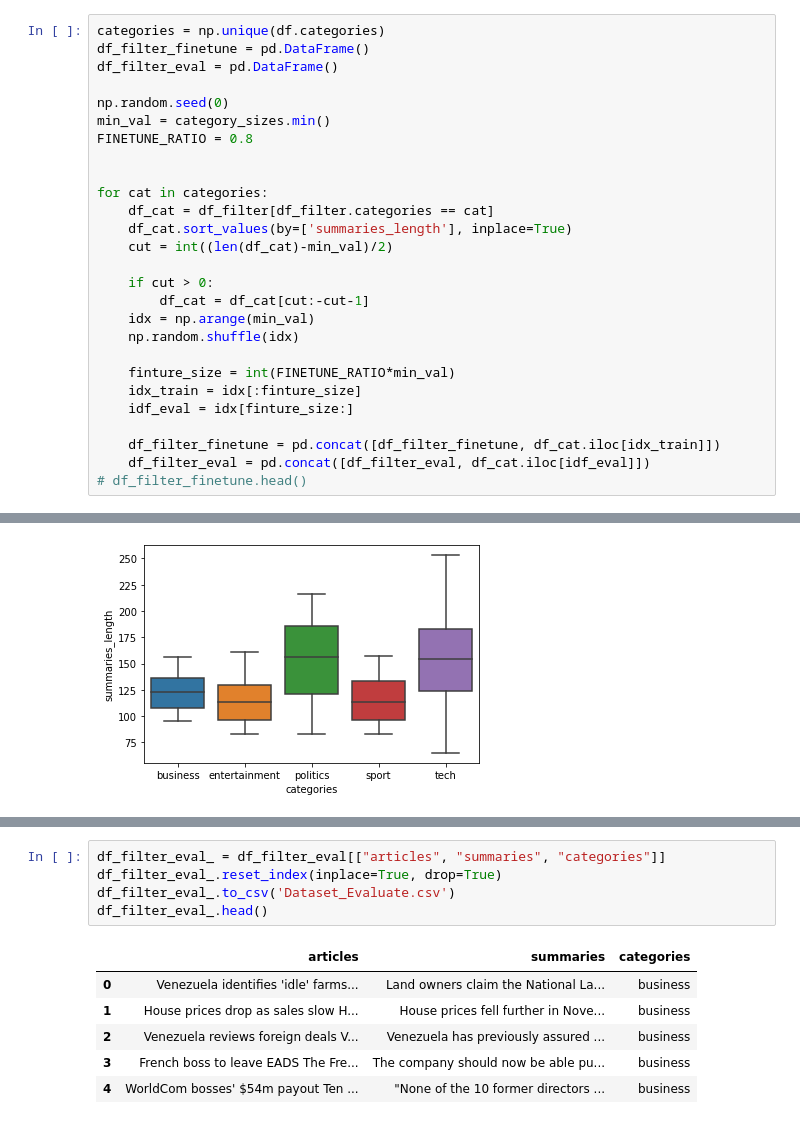
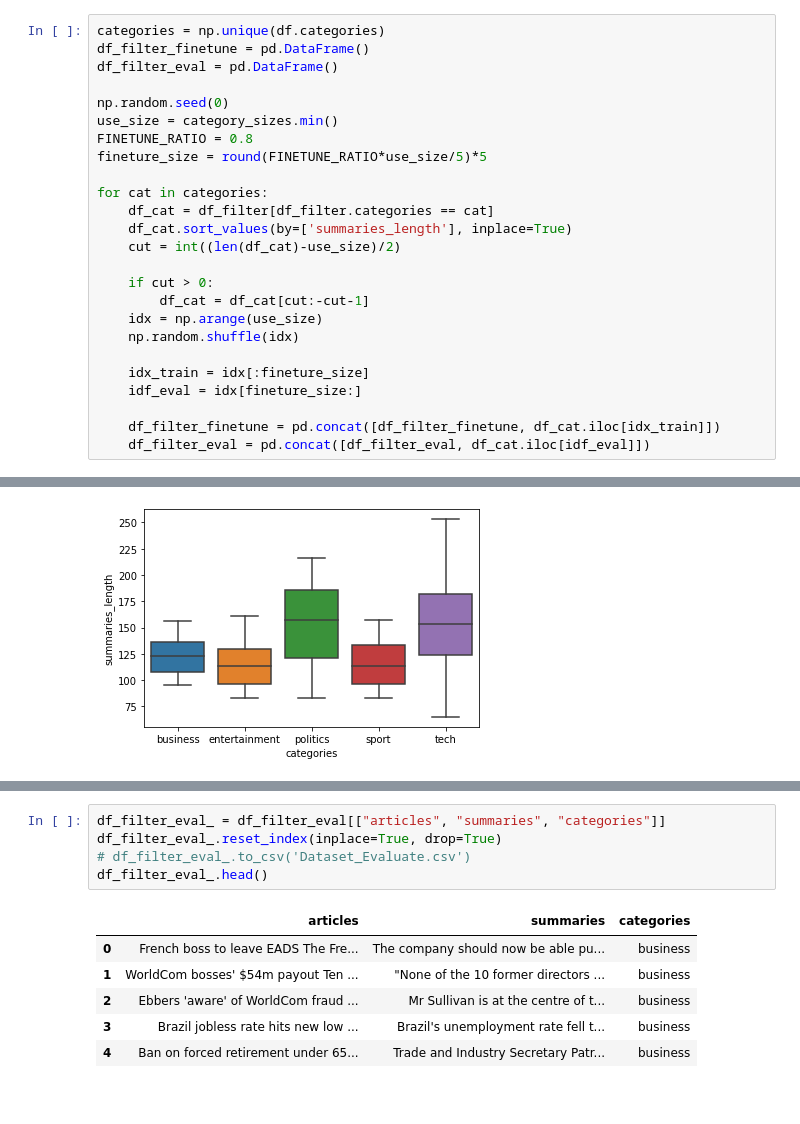
Before and after one commit to worachot-n/Text_summarization_T5, a Jupyter notebook: 0_2_Prepare_and_Split_Data.ipynb, the cells around one changed output, grey strips where cells are left out. Saved outputs shown, nothing was run; the diff lists cells and outputs as text.

Commit message:
add mix cat to dataset

```diff
--- a/0_2_Prepare_and_Split_Data.ipynb
+++ b/0_2_Prepare_and_Split_Data.ipynb
@@ -189,27 +189,25 @@ df_filter_finetune = pd.DataFrame()
 df_filter_eval = pd.DataFrame()
 
 np.random.seed(0)
-min_val = category_sizes.min()
+use_size = category_sizes.min()
 FINETUNE_RATIO = 0.8
-
+fineture_size = round(FINETUNE_RATIO*use_size/5)*5
 
 for cat in categories:
     df_cat = df_filter[df_filter.categories == cat]
     df_cat.sort_values(by=['summaries_length'], inplace=True)
-    cut = int((len(df_cat)-min_val)/2)
+    cut = int((len(df_cat)-use_size)/2)
 
     if cut > 0:
         df_cat = df_cat[cut:-cut-1]
-    idx = np.arange(min_val)
+    idx = np.arange(use_size)
     np.random.shuffle(idx)
 
-    finture_size = int(FINETUNE_RATIO*min_val)
-    idx_train = idx[:finture_size]
-    idf_eval = idx[finture_size:]
+    idx_train = idx[:fineture_size]
+    idf_eval = idx[fineture_size:]
 
     df_filter_finetune = pd.concat([df_filter_finetune, df_cat.iloc[idx_train]])
     df_filter_eval = pd.concat([df_filter_eval, df_cat.iloc[idf_eval]])
-# df_filter_finetune.head()
 # %% [output]
 A value is trying to be set on a copy of a slice from a DataFrame
 
@@ -288,15 +286,15 @@ df_filter_eval.head()
 # %%
 df_filter_eval_ = df_filter_eval[["articles", "summaries", "categories"]]
 df_filter_eval_.reset_index(inplace=True, drop=True)
-df_filter_eval_.to_csv('Dataset_Evaluate.csv')
+# df_filter_eval_.to_csv('Dataset_Evaluate.csv')
 df_filter_eval_.head()
 # %% [output]
 |  | articles | summaries | categories |
-| 0 | Venezuela identifies 'idle' farms... | Land owners claim the National La... | business |
-| 1 | House prices drop as sales slow H... | House prices fell further in Nove... | business |
-| 2 | Venezuela reviews foreign deals V... | Venezuela has previously assured ... | business |
-| 3 | French boss to leave EADS The Fre... | The company should now be able pu... | business |
-| 4 | WorldCom bosses' $54m payout Ten ... | "None of the 10 former directors ... | business |
+| 0 | French boss to leave EADS The Fre... | The company should now be able pu... | business |
+| 1 | WorldCom bosses' $54m payout Ten ... | "None of the 10 former directors ... | business |
+| 2 | Ebbers 'aware' of WorldCom fraud ... | Mr Sullivan is at the centre of t... | business |
+| 3 | Brazil jobless rate hits new low ... | Brazil's unemployment rate fell t... | business |
+| 4 | Ban on forced retirement under 65... | Trade and Industry Secretary Patr... | business |
 # %%
 df_filter_finetune_ = df_filter_finetune[["articles", "summaries", "categories"]]
 df_filter_finetune_.reset_index(inplace=True, drop=True)
```
Also changed, not shown: parts of 11 cells of this notebook, 2 other files.
